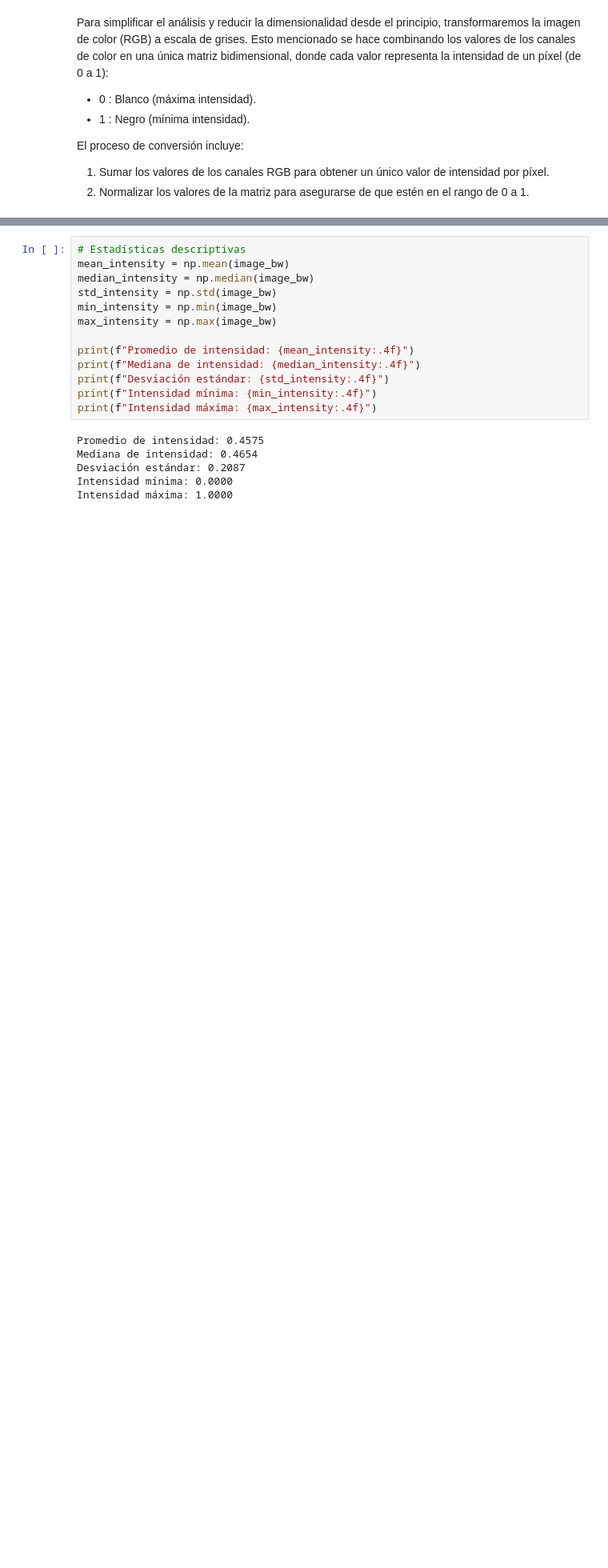
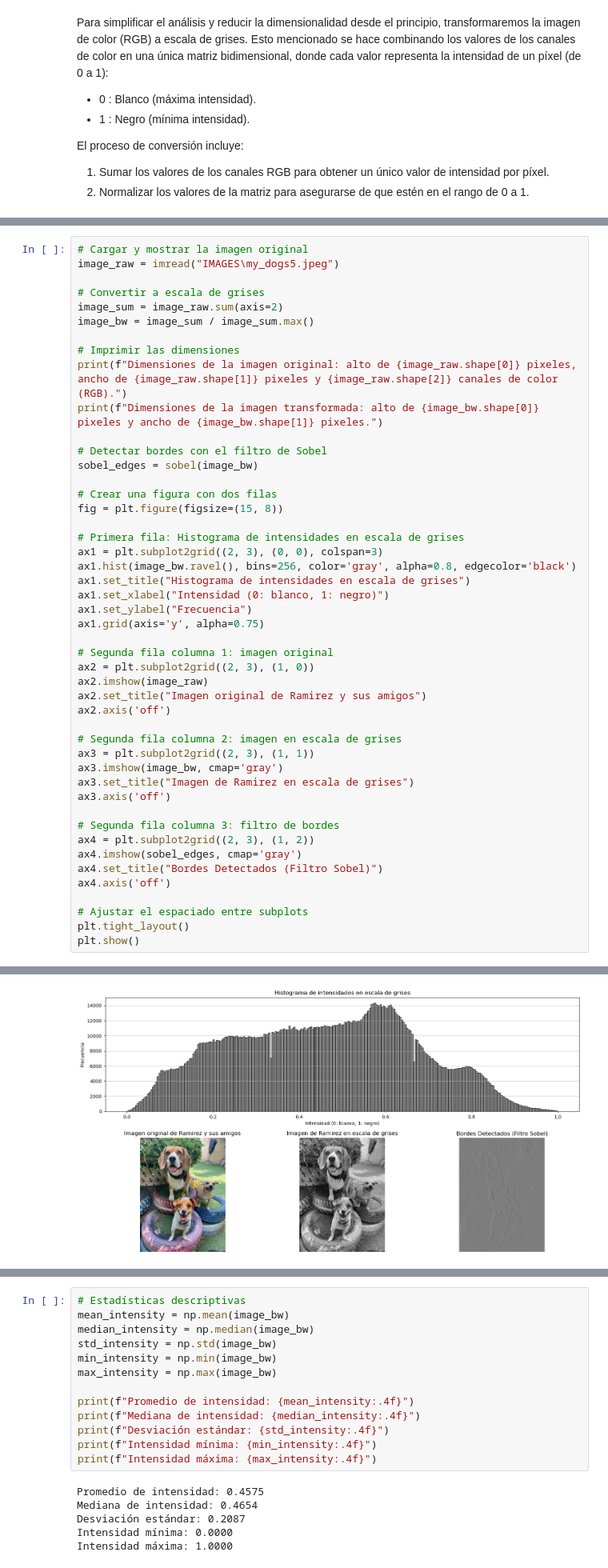
Before and after one commit to MauricioVazquezM/Multivariate_Statistical_Course_Assignments_Fall2024, a Jupyter notebook: FINAL PROJECT/Proyecto final.ipynb, the cells around one changed output, grey strips where cells are left out. Shown at 80% size. Saved outputs shown, nothing was run; the diff lists cells and outputs as text; blank space fills up the shorter version.

```diff
--- a/FINAL PROJECT/Proyecto final.ipynb
+++ b/FINAL PROJECT/Proyecto final.ipynb
@@ -141,0 +100,48 @@ plt.show()
+# %%
+# Cargar y mostrar la imagen original
+image_raw = imread("IMAGES\my_dogs5.jpeg")
+
+# Convertir a escala de grises
+image_sum = image_raw.sum(axis=2)
+image_bw = image_sum / image_sum.max()
+
+# Imprimir las dimensiones
+print(f"Dimensiones de la imagen original: alto de {image_raw.shape[0]} pixeles, ancho de {image_raw.shape[1]} pixeles y {image_raw.shape[2]} canales de color (RGB).")
+print(f"Dimensiones de la imagen transformada: alto de {image_bw.shape[0]} pixeles y ancho de {image_bw.shape[1]} pixeles.")
+
+# Detectar bordes con el filtro de Sobel
+sobel_edges = sobel(image_bw)
+
+# Crear una figura con dos filas
+fig = plt.figure(figsize=(15, 8))
+
+# Primera fila: Histograma de intensidades en escala de grises
+ax1 = plt.subplot2grid((2, 3), (0, 0), colspan=3)
+ax1.hist(image_bw.ravel(), bins=256, color='gray', alpha=0.8, edgecolor='black')
+ax1.set_title("Histograma de intensidades en escala de grises")
+ax1.set_xlabel("Intensidad (0: blanco, 1: negro)")
+ax1.set_ylabel("Frecuencia")
+ax1.grid(axis='y', alpha=0.75)
+
+# Segunda fila columna 1: imagen original
+ax2 = plt.subplot2grid((2, 3), (1, 0))
+ax2.imshow(image_raw)
+ax2.set_title("Imagen original de Ramirez y sus amigos")
+ax2.axis('off')
+
+# Segunda fila columna 2: imagen en escala de grises
+ax3 = plt.subplot2grid((2, 3), (1, 1))
+ax3.imshow(image_bw, cmap='gray')
+ax3.set_title("Imagen de Ramirez en escala de grises")
+ax3.axis('off')
+
+# Segunda fila columna 3: filtro de bordes
+ax4 = plt.subplot2grid((2, 3), (1, 2))
+ax4.imshow(sobel_edges, cmap='gray')
+ax4.set_title("Bordes Detectados (Filtro Sobel)")
+ax4.axis('off')
+
+# Ajustar el espaciado entre subplots
+plt.tight_layout()
+plt.show()
+# %% [output]
@@ -142 +150,2 @@ plt.show()
+[figure, added]
 # %% [markdown]
```
Also changed, not shown: parts of 17 cells of this notebook.
